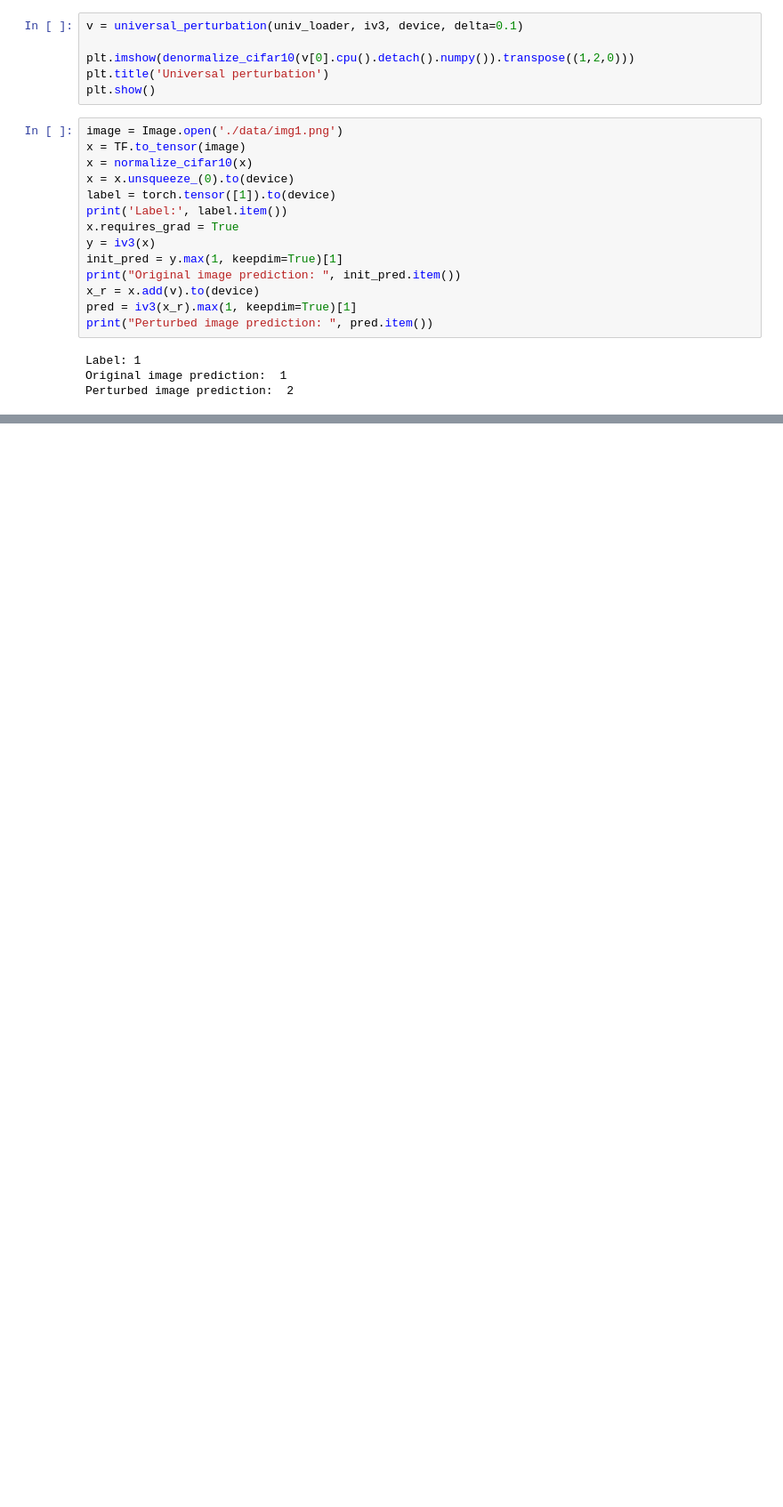
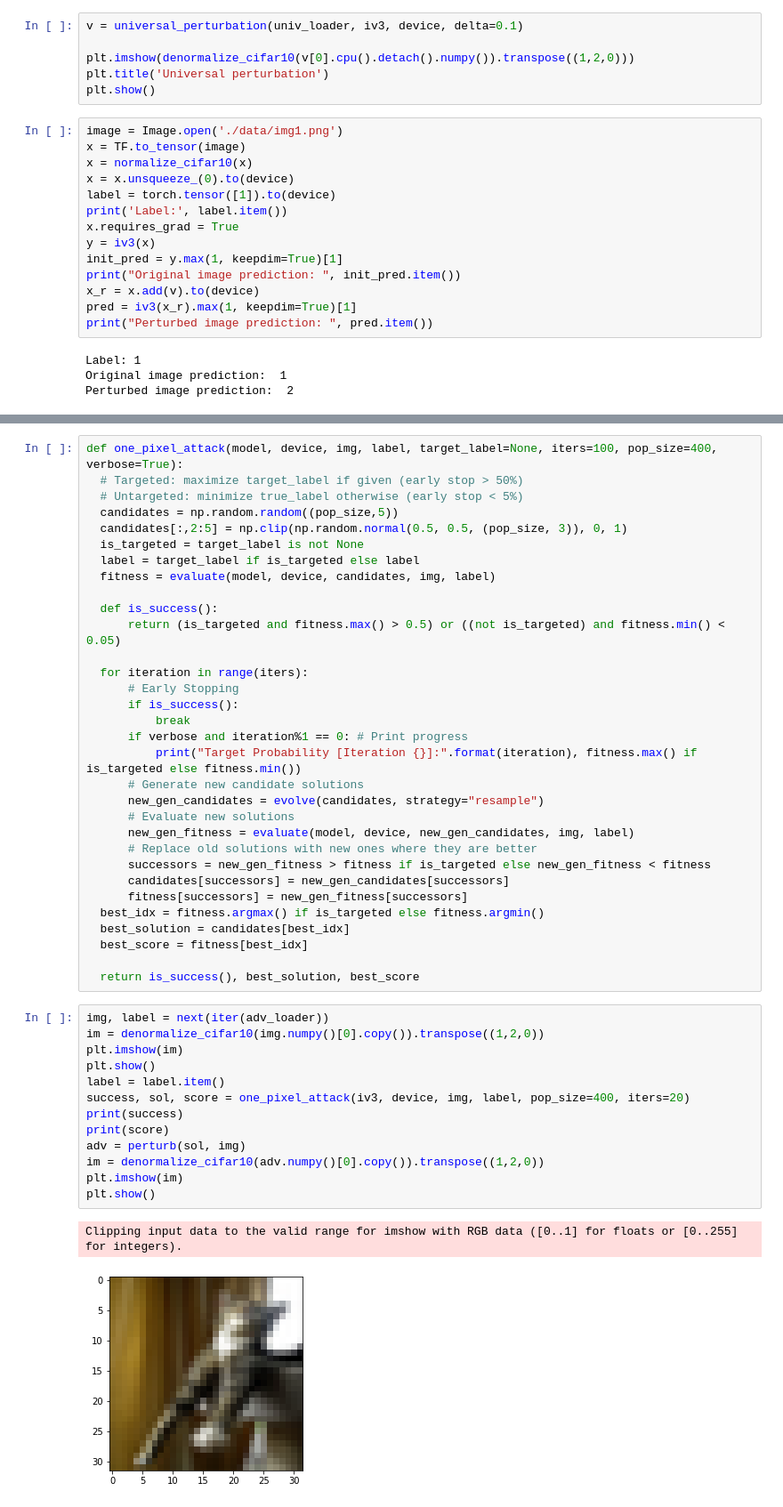
Before and after one commit to pabloac31/TFG, a Jupyter notebook: cifar10_experiments.ipynb, the cells around one changed output, grey strips where cells are left out. Shown at 89% size. Cells and saved outputs as stored; diff of their text form; blank space fills up the shorter version.

```diff
--- a/cifar10_experiments.ipynb
+++ b/cifar10_experiments.ipynb
@@ -76,0 +120,48 @@ Perturbed image prediction:  2
+# %%
+def one_pixel_attack(model, device, img, label, target_label=None, iters=100, pop_size=400, verbose=True):
+  # Targeted: maximize target_label if given (early stop > 50%)
+  # Untargeted: minimize true_label otherwise (early stop < 5%)
+  candidates = np.random.random((pop_size,5))
+  candidates[:,2:5] = np.clip(np.random.normal(0.5, 0.5, (pop_size, 3)), 0, 1)
+  is_targeted = target_label is not None
+  label = target_label if is_targeted else label
+  fitness = evaluate(model, device, candidates, img, label)
+
+  def is_success():
+      return (is_targeted and fitness.max() > 0.5) or ((not is_targeted) and fitness.min() < 0.05)
+
+  for iteration in range(iters):
+      # Early Stopping
+      if is_success():
+          break
+      if verbose and iteration%1 == 0: # Print progress
+          print("Target Probability [Iteration {}]:".format(iteration), fitness.max() if is_targeted else fitness.min())
+      # Generate new candidate solutions
+      new_gen_candidates = evolve(candidates, strategy="resample")
+      # Evaluate new solutions
+      new_gen_fitness = evaluate(model, device, new_gen_candidates, img, label)
+      # Replace old solutions with new ones where they are better
+      successors = new_gen_fitness > fitness if is_targeted else new_gen_fitness < fitness
+      candidates[successors] = new_gen_candidates[successors]
+      fitness[successors] = new_gen_fitness[successors]
+  best_idx = fitness.argmax() if is_targeted else fitness.argmin()
+  best_solution = candidates[best_idx]
+  best_score = fitness[best_idx]
+
+  return is_success(), best_solution, best_score
+# %%
+img, label = next(iter(adv_loader))
+im = denormalize_cifar10(img.numpy()[0].copy()).transpose((1,2,0))
+plt.imshow(im)
+plt.show()
+label = label.item()
+success, sol, score = one_pixel_attack(iv3, device, img, label, pop_size=400, iters=20)
+print(success)
+print(score)
+adv = perturb(sol, img)
+im = denormalize_cifar10(adv.numpy()[0].copy()).transpose((1,2,0))
+plt.imshow(im)
+plt.show()
+# %% [output]
+Clipping input data to the valid range for imshow with RGB data ([0..1] for floats or [0..255] for integers).
+[figure, added]
```
Also changed, not shown: parts of 5 cells of this notebook.
